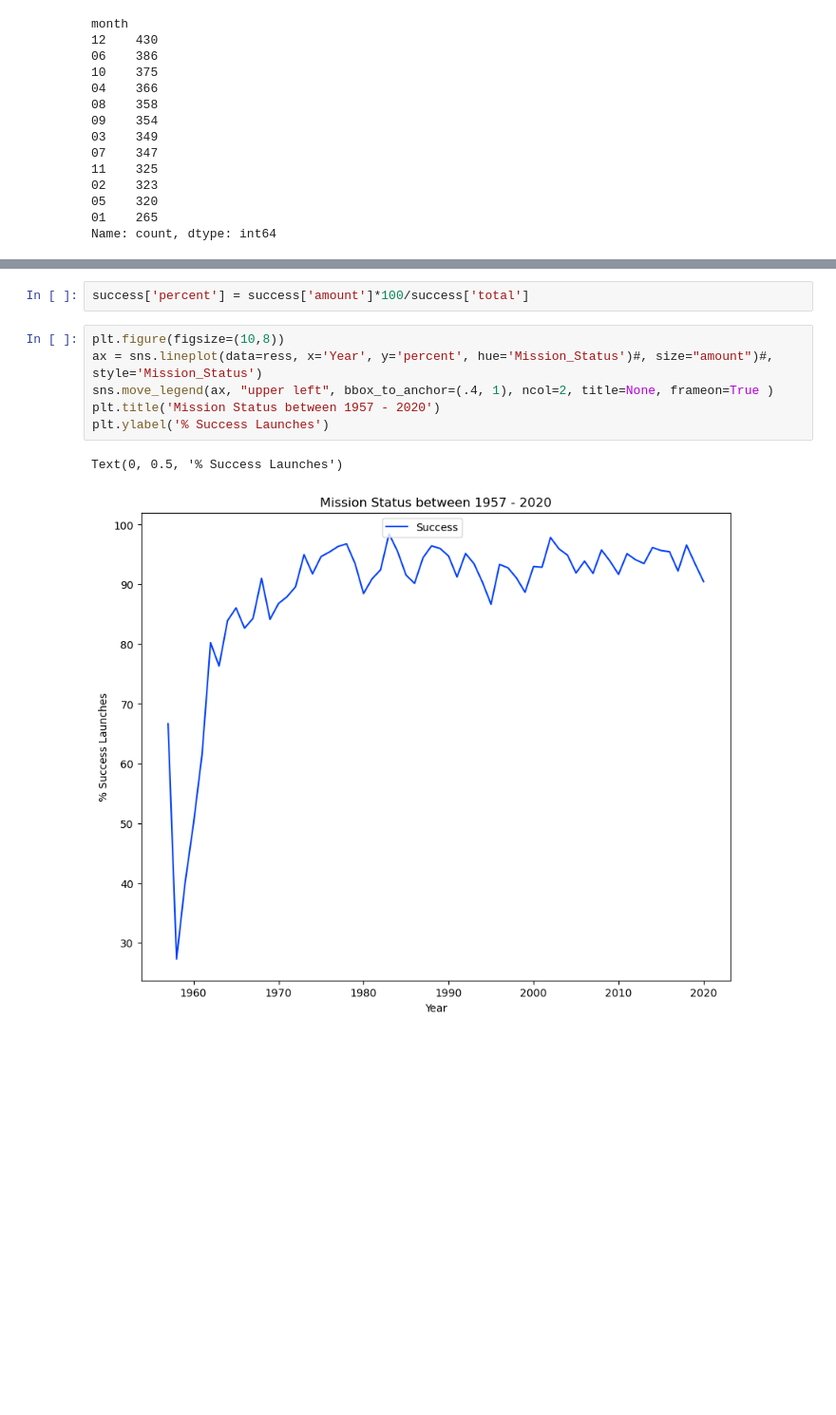
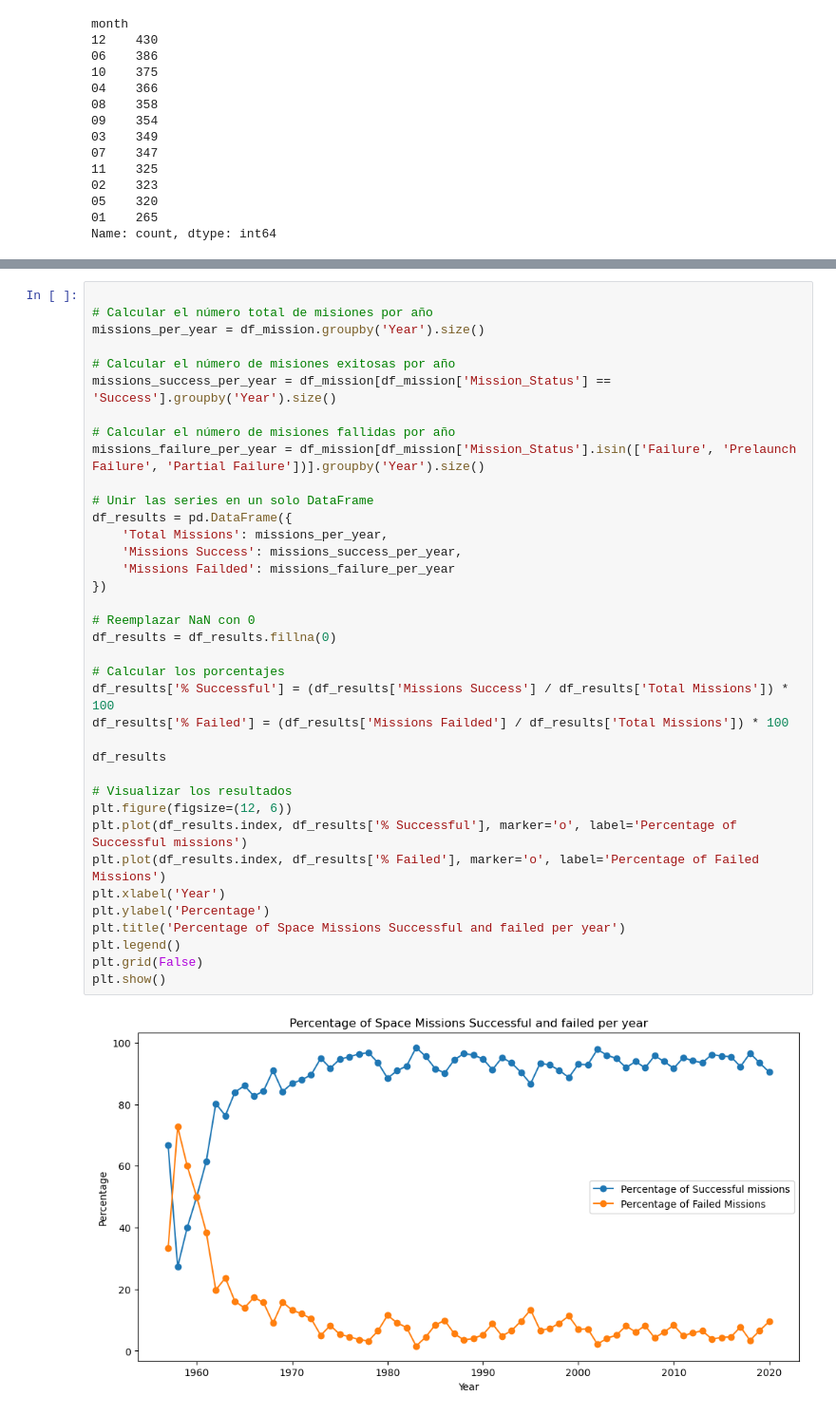
Before and after one commit to MayraVillarrubia/space-mission-launches, a Jupyter notebook: mission_explore_data.ipynb, the cells around one changed output, grey strips where cells are left out. Shown at 95% size. Cells and saved outputs as stored; diff of their text form; blank space fills up the shorter version.

Commit message:
update function safer plot

```diff
--- a/mission_explore_data.ipynb
+++ b/mission_explore_data.ipynb
@@ -428,11 +375,39 @@ success
-# %%
-success['percent'] = success['amount']*100/success['total']
-# %%
-plt.figure(figsize=(10,8))
-ax = sns.lineplot(data=ress, x='Year', y='percent', hue='Mission_Status')#, size="amount")#, style='Mission_Status')
-sns.move_legend(ax, "upper left", bbox_to_anchor=(.4, 1), ncol=2, title=None, frameon=True )
-plt.title('Mission Status between 1957 - 2020')
-plt.ylabel('% Success Launches')
-# %% [output]
-Text(0, 0.5, '% Success Launches')
-[figure, removed]
+# %%
+
+# Calcular el número total de misiones por año
+missions_per_year = df_mission.groupby('Year').size()
+
+# Calcular el número de misiones exitosas por año
+missions_success_per_year = df_mission[df_mission['Mission_Status'] == 'Success'].groupby('Year').size()
+
+# Calcular el número de misiones fallidas por año
+missions_failure_per_year = df_mission[df_mission['Mission_Status'].isin(['Failure', 'Prelaunch Failure', 'Partial Failure'])].groupby('Year').size()
+
+# Unir las series en un solo DataFrame
+df_results = pd.DataFrame({
+    'Total Missions': missions_per_year,
+    'Missions Success': missions_success_per_year,
+    'Missions Failded': missions_failure_per_year
+})
+
+# Reemplazar NaN con 0
+df_results = df_results.fillna(0)
+
+# Calcular los porcentajes
+df_results['% Successful'] = (df_results['Missions Success'] / df_results['Total Missions']) * 100
+df_results['% Failed'] = (df_results['Missions Failded'] / df_results['Total Missions']) * 100
+
+df_results
+
+# Visualizar los resultados
+plt.figure(figsize=(12, 6))
+plt.plot(df_results.index, df_results['% Successful'], marker='o', label='Percentage of Successful missions')
+plt.plot(df_results.index, df_results['% Failed'], marker='o', label='Percentage of Failed Missions')
+plt.xlabel('Year')
+plt.ylabel('Percentage')
+plt.title('Percentage of Space Missions Successful and failed per year')
+plt.legend()
+plt.grid(False)
+plt.show()
+# %% [output]
+[figure, added]
```
Also changed, not shown: parts of 13 cells of this notebook, 3 other files.
